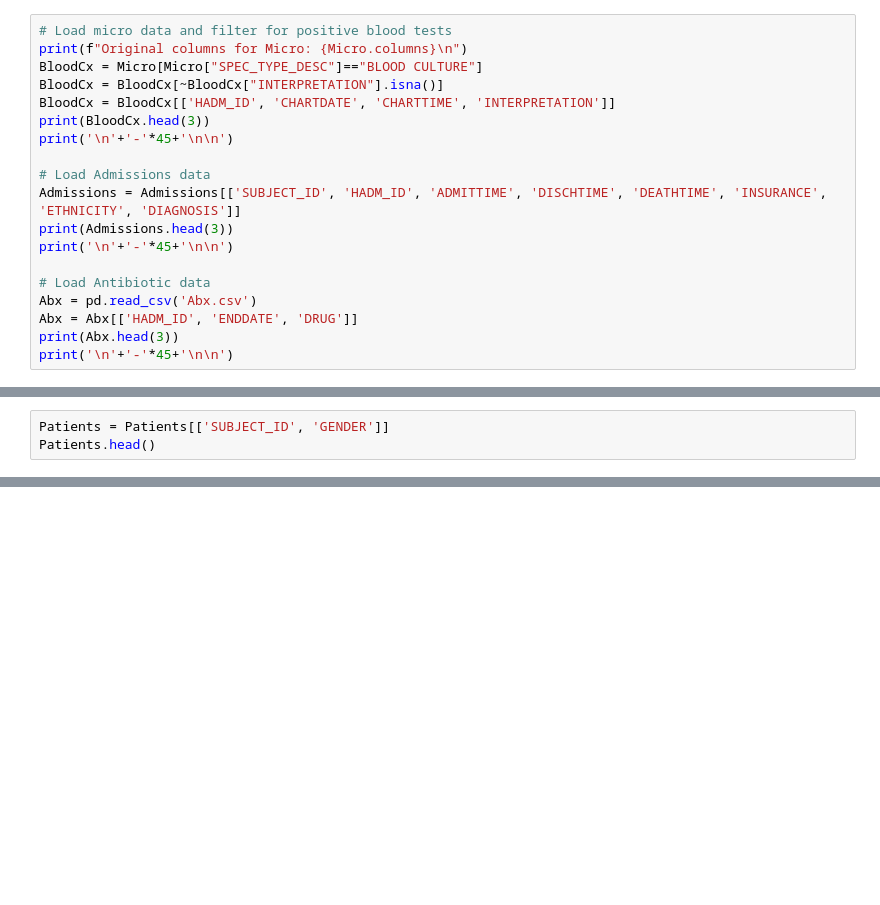
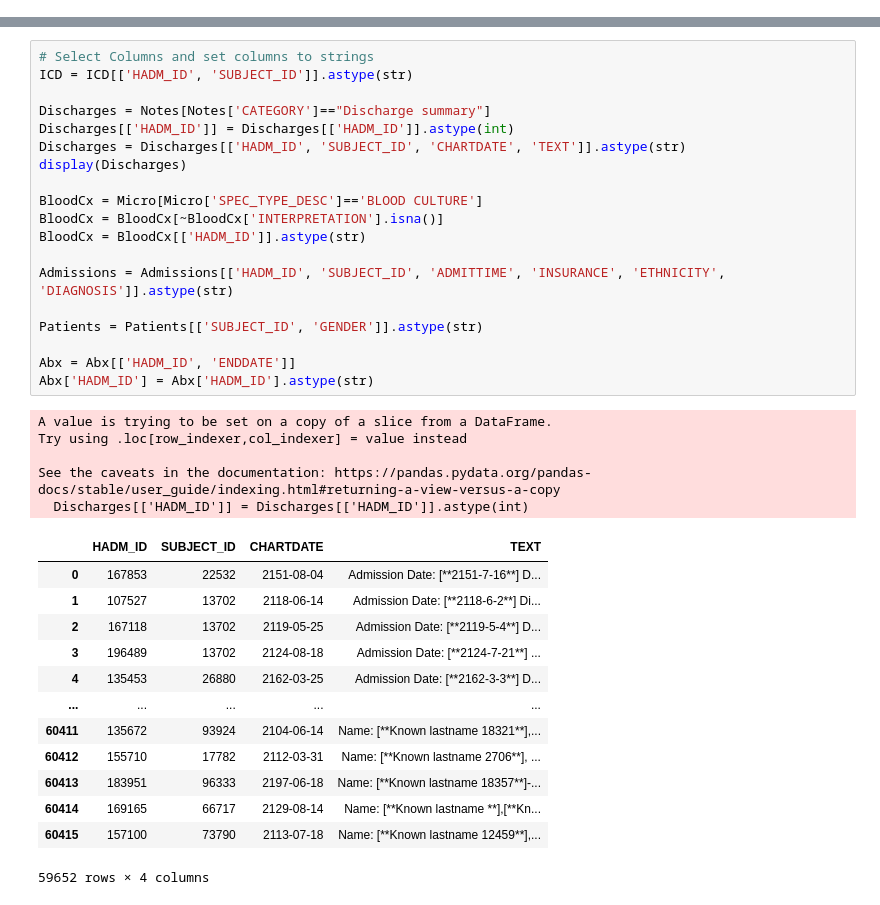
Before and after one commit to Duke-Datathon-2024/team-2, a Jupyter notebook: Final_Workbook.ipynb, the cells around one changed output, grey strips where cells are left out. Drawn from its saved outputs; the diff is of its cells as text; blank space fills up the shorter version.

```diff
--- a/Final_Workbook.ipynb
+++ b/Final_Workbook.ipynb
@@ -74,19 +0,0 @@ Here we filter lab values to find patients likely to have sepsis. This will serv
-# %%
-# Load micro data and filter for positive blood tests
-print(f"Original columns for Micro: {Micro.columns}\n")
-BloodCx = Micro[Micro["SPEC_TYPE_DESC"]=="BLOOD CULTURE"]
-BloodCx = BloodCx[~BloodCx["INTERPRETATION"].isna()]
-BloodCx = BloodCx[['HADM_ID', 'CHARTDATE', 'CHARTTIME', 'INTERPRETATION']]
-print(BloodCx.head(3))
-print('\n'+'-'*45+'\n\n')
-
-# Load Admissions data
-Admissions = Admissions[['SUBJECT_ID', 'HADM_ID', 'ADMITTIME', 'DISCHTIME', 'DEATHTIME', 'INSURANCE', 'ETHNICITY', 'DIAGNOSIS']]
-print(Admissions.head(3))
-print('\n'+'-'*45+'\n\n')
-
-# Load Antibiotic data
-Abx = pd.read_csv('Abx.csv')
-Abx = Abx[['HADM_ID', 'ENDDATE', 'DRUG']]
-print(Abx.head(3))
-print('\n'+'-'*45+'\n\n')
@@ -134,3 +0,0 @@ Loading demographic data
-# %%
-Patients = Patients[['SUBJECT_ID', 'GENDER']]
-Patients.head()
@@ -257,0 +55,38 @@ tableone.tableone(
+# %%
+# Select Columns and set columns to strings
+ICD = ICD[['HADM_ID', 'SUBJECT_ID']].astype(str)
+
+Discharges = Notes[Notes['CATEGORY']=="Discharge summary"]
+Discharges[['HADM_ID']] = Discharges[['HADM_ID']].astype(int)
+Discharges = Discharges[['HADM_ID', 'SUBJECT_ID', 'CHARTDATE', 'TEXT']].astype(str)
+display(Discharges)
+
+BloodCx = Micro[Micro['SPEC_TYPE_DESC']=='BLOOD CULTURE']
+BloodCx = BloodCx[~BloodCx['INTERPRETATION'].isna()]
+BloodCx = BloodCx[['HADM_ID']].astype(str)
+
+Admissions = Admissions[['HADM_ID', 'SUBJECT_ID', 'ADMITTIME', 'INSURANCE', 'ETHNICITY', 'DIAGNOSIS']].astype(str)
+
+Patients = Patients[['SUBJECT_ID', 'GENDER']].astype(str)
+
+Abx = Abx[['HADM_ID', 'ENDDATE']]
+Abx['HADM_ID'] = Abx['HADM_ID'].astype(str)
+# %% [output]
+A value is trying to be set on a copy of a slice from a DataFrame.
+Try using .loc[row_indexer,col_indexer] = value instead
+
+See the caveats in the documentation: https://pandas.pydata.org/pandas-docs/stable/user_guide/indexing.html#returning-a-view-versus-a-copy
+  Discharges[['HADM_ID']] = Discharges[['HADM_ID']].astype(int)
+|  | HADM_ID | SUBJECT_ID | CHARTDATE | TEXT |
+| 0 | 167853 | 22532 | 2151-08-04 | Admission Date: [**2151-7-16**] D... |
+| 1 | 107527 | 13702 | 2118-06-14 | Admission Date: [**2118-6-2**] Di... |
+| 2 | 167118 | 13702 | 2119-05-25 | Admission Date: [**2119-5-4**] D... |
+| 3 | 196489 | 13702 | 2124-08-18 | Admission Date: [**2124-7-21**] ... |
+| 4 | 135453 | 26880 | 2162-03-25 | Admission Date: [**2162-3-3**] D... |
+| ... | ... | ... | ... | ... |
+| 60411 | 135672 | 93924 | 2104-06-14 | Name: [**Known lastname 18321**],... |
+| 60412 | 155710 | 17782 | 2112-03-31 | Name: [**Known lastname 2706**], ... |
+| 60413 | 183951 | 96333 | 2197-06-18 | Name: [**Known lastname 18357**]-... |
+| 60414 | 169165 | 66717 | 2129-08-14 | Name: [**Known lastname **],[**Kn... |
+| 60415 | 157100 | 73790 | 2113-07-18 | Name: [**Known lastname 12459**],... |
+59652 rows × 4 columns
```
Also changed, not shown: parts of 38 cells of this notebook.
